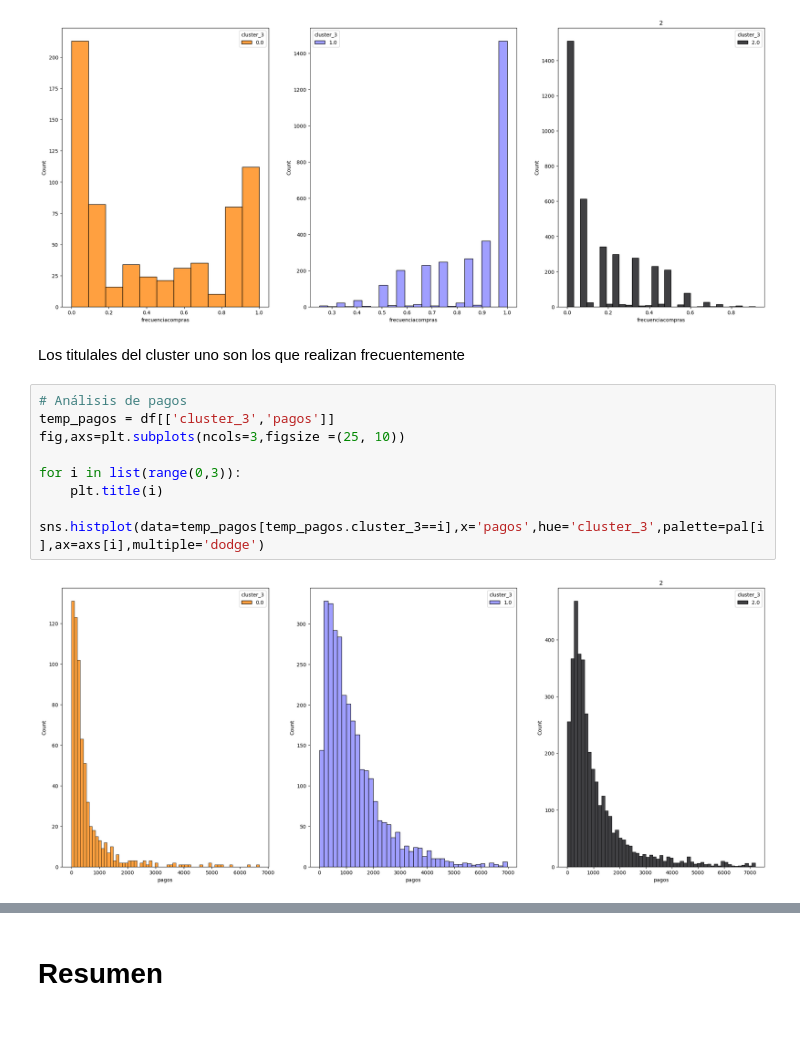
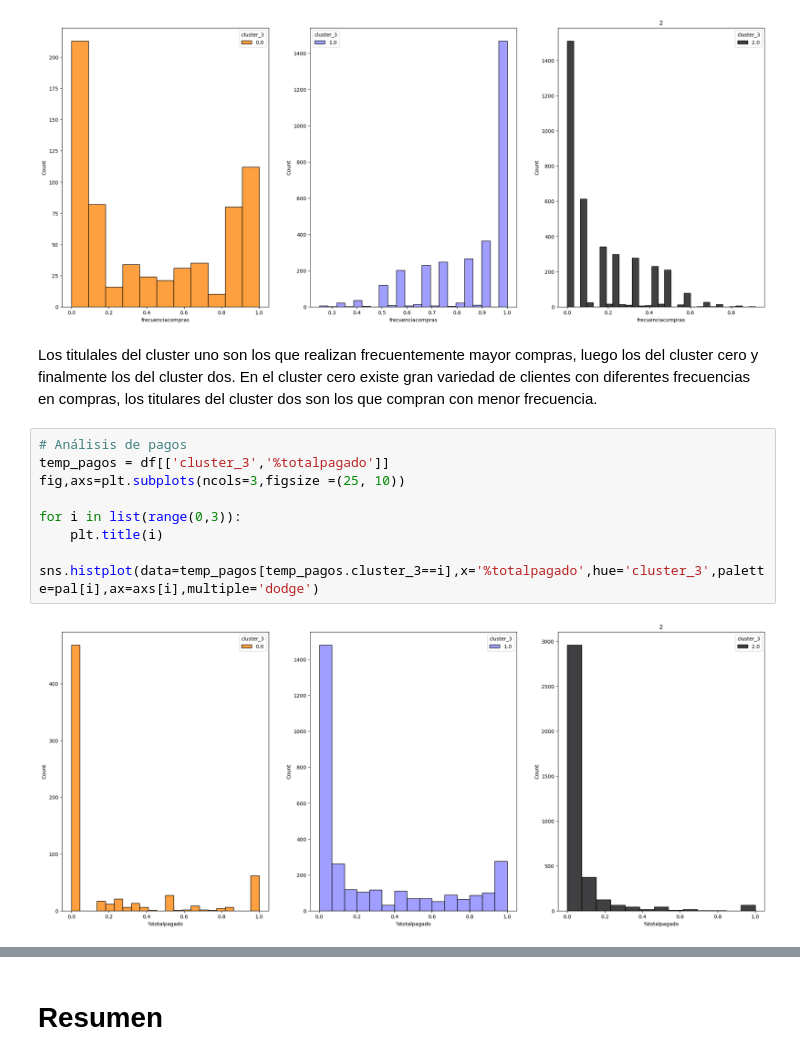
Before and after one commit to Juanisazalu/Analitica2_trabajo2, a Jupyter notebook: Interpretación_cluster.ipynb, the cells around one changed output, grey strips where cells are left out. Drawn from its saved outputs; the diff is of its cells as text; blank space fills up the shorter version.

```diff
--- a/Interpretación_cluster.ipynb
+++ b/Interpretación_cluster.ipynb
@@ -326,15 +326,15 @@ for i in list(range(0,3)):
     sns.histplot(data=temp_compras[temp_compras.cluster_3==i],x='frecuenciacompras',hue='cluster_3',palette=pal[i],ax=axs[i],multiple='dodge')
 # %% [output]
 [figure]
-# %% [markdown]
-Los titulales del cluster uno son los que realizan frecuentemente
+# %% [markdown]
+Los titulales del cluster uno son los que realizan frecuentemente mayor compras, luego los del cluster cero y finalmente los del cluster dos. En el cluster cero existe gran variedad de clientes con diferentes frecuencias en compras, los titulares del cluster dos son los que compran con menor frecuencia.
 # %%
 # Análisis de pagos
-temp_pagos = df[['cluster_3','pagos']]
+temp_pagos = df[['cluster_3','%totalpagado']]
 fig,axs=plt.subplots(ncols=3,figsize =(25, 10))
 
 for i in list(range(0,3)):
     plt.title(i)
-    sns.histplot(data=temp_pagos[temp_pagos.cluster_3==i],x='pagos',hue='cluster_3',palette=pal[i],ax=axs[i],multiple='dodge')
+    sns.histplot(data=temp_pagos[temp_pagos.cluster_3==i],x='%totalpagado',hue='cluster_3',palette=pal[i],ax=axs[i],multiple='dodge')
 # %% [output]
-[figure, old version]
+[figure, new version]
```
Also changed, not shown: parts of 5 cells of this notebook.
